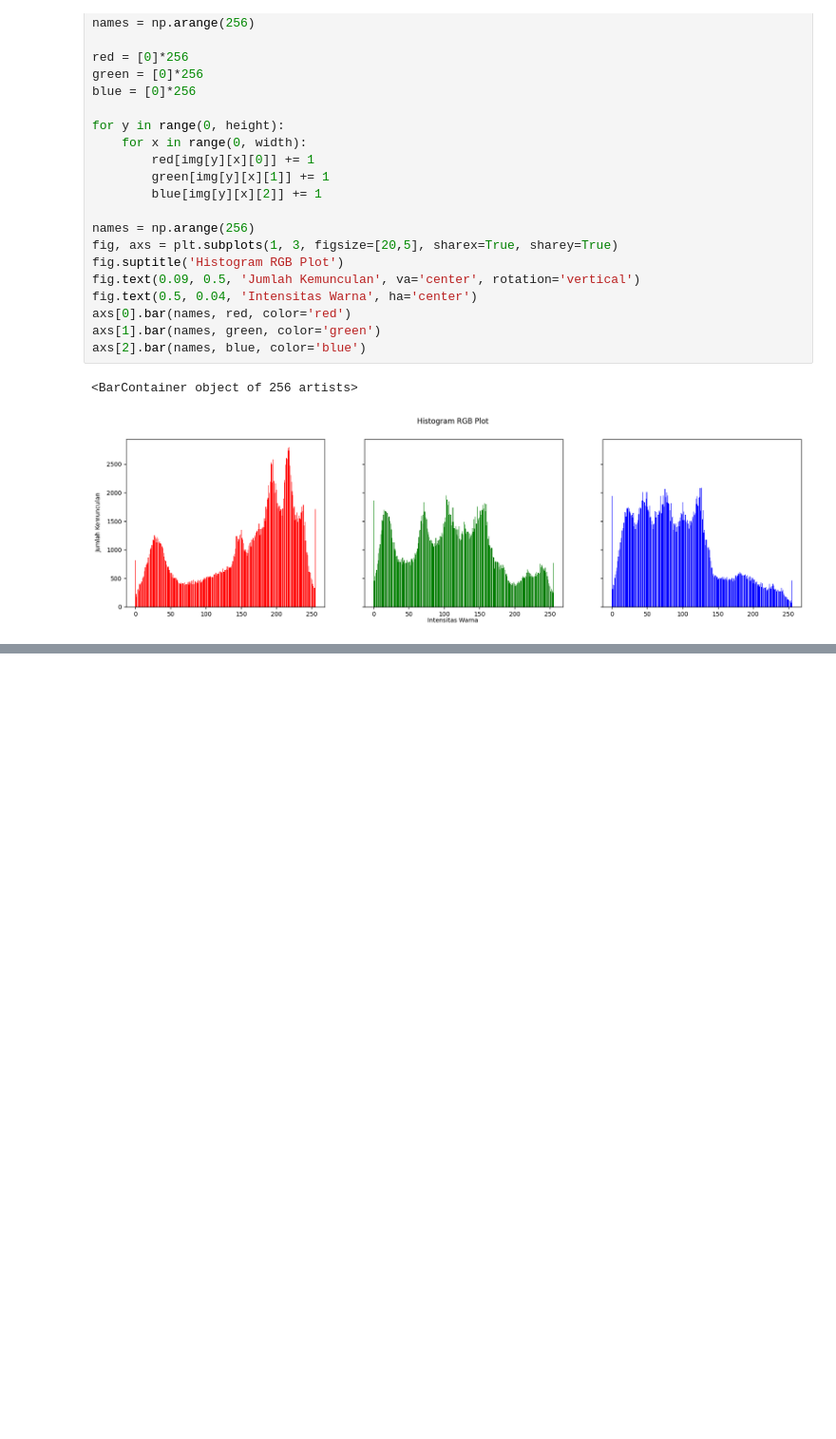
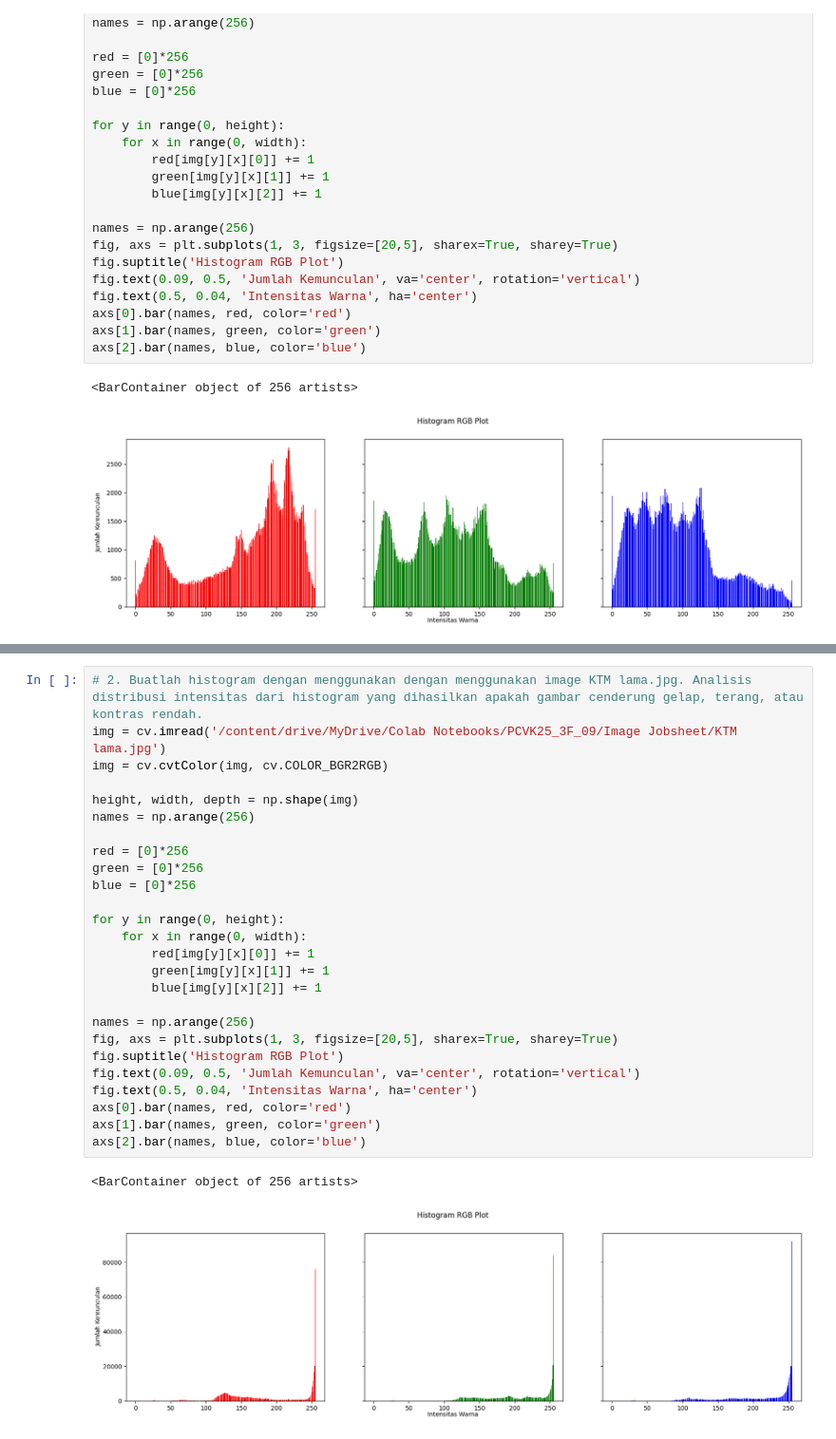
Before and after one commit to evanparisya/PCVK25_3F_09, a Jupyter notebook: week5_09.ipynb, the cells around one changed output, grey strips where cells are left out. Shown: that part at 95% size. Saved outputs shown, nothing was run; the diff lists cells and outputs as text; blank space fills up the shorter version.

```diff
--- a/week5_09.ipynb
+++ b/week5_09.ipynb
@@ -48,0 +79,29 @@ axs[2].bar(names, blue, color='blue')
+# %%
+# 2. Buatlah histogram dengan menggunakan dengan menggunakan image KTM lama.jpg. Analisis distribusi intensitas dari histogram yang dihasilkan apakah gambar cenderung gelap, terang, atau kontras rendah.
+img = cv.imread('/content/drive/MyDrive/Colab Notebooks/PCVK25_3F_09/Image Jobsheet/KTM lama.jpg')
+img = cv.cvtColor(img, cv.COLOR_BGR2RGB)
+
+height, width, depth = np.shape(img)
+names = np.arange(256)
+
+red = [0]*256
+green = [0]*256
+blue = [0]*256
+
+for y in range(0, height):
+    for x in range(0, width):
+        red[img[y][x][0]] += 1
+        green[img[y][x][1]] += 1
+        blue[img[y][x][2]] += 1
+
+names = np.arange(256)
+fig, axs = plt.subplots(1, 3, figsize=[20,5], sharex=True, sharey=True)
+fig.suptitle('Histogram RGB Plot')
+fig.text(0.09, 0.5, 'Jumlah Kemunculan', va='center', rotation='vertical')
+fig.text(0.5, 0.04, 'Intensitas Warna', ha='center')
+axs[0].bar(names, red, color='red')
+axs[1].bar(names, green, color='green')
+axs[2].bar(names, blue, color='blue')
+# %% [output]
+<BarContainer object of 256 artists>
+[figure, added]
```
Also changed, not shown: parts of 2 cells of this notebook.
